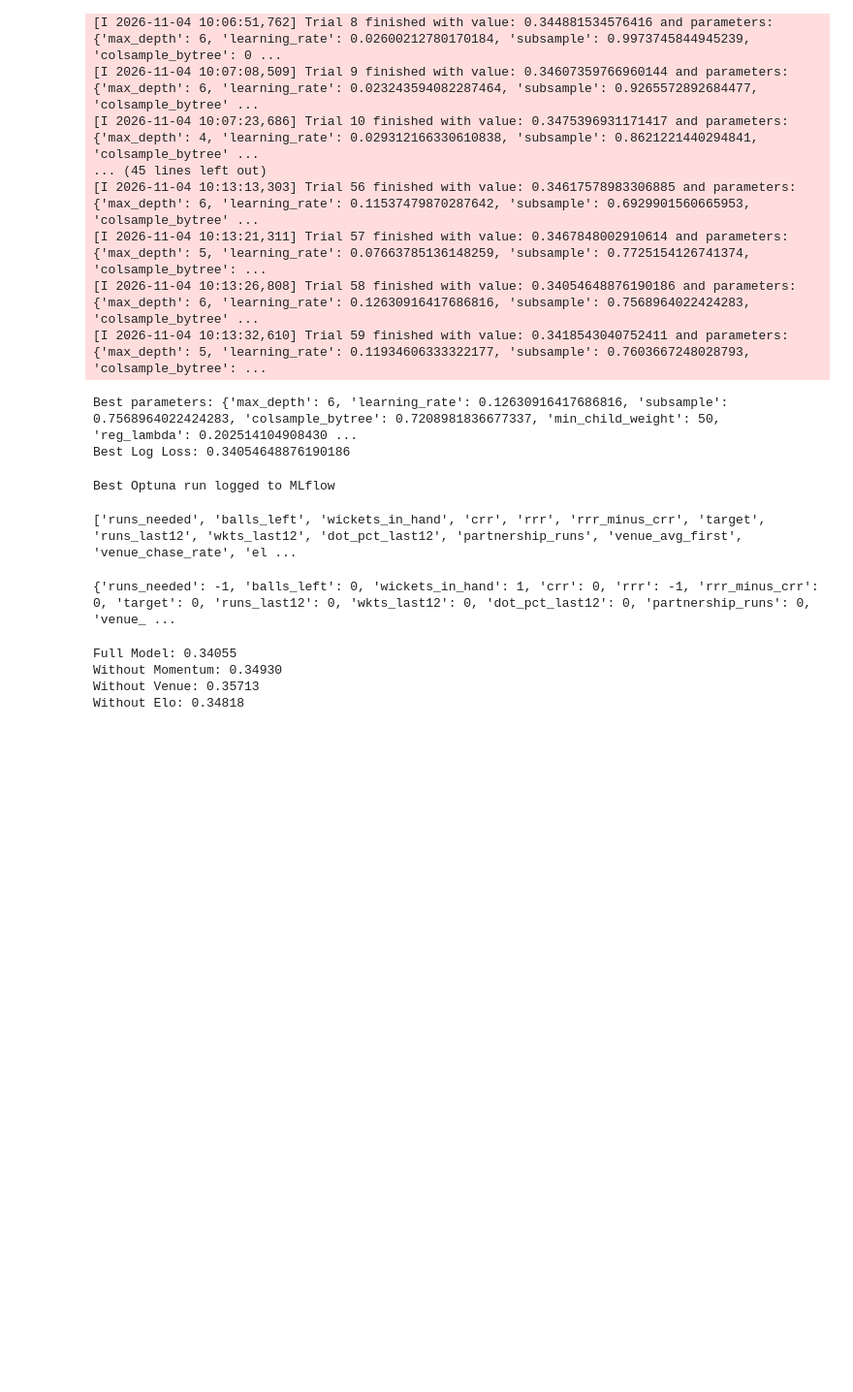
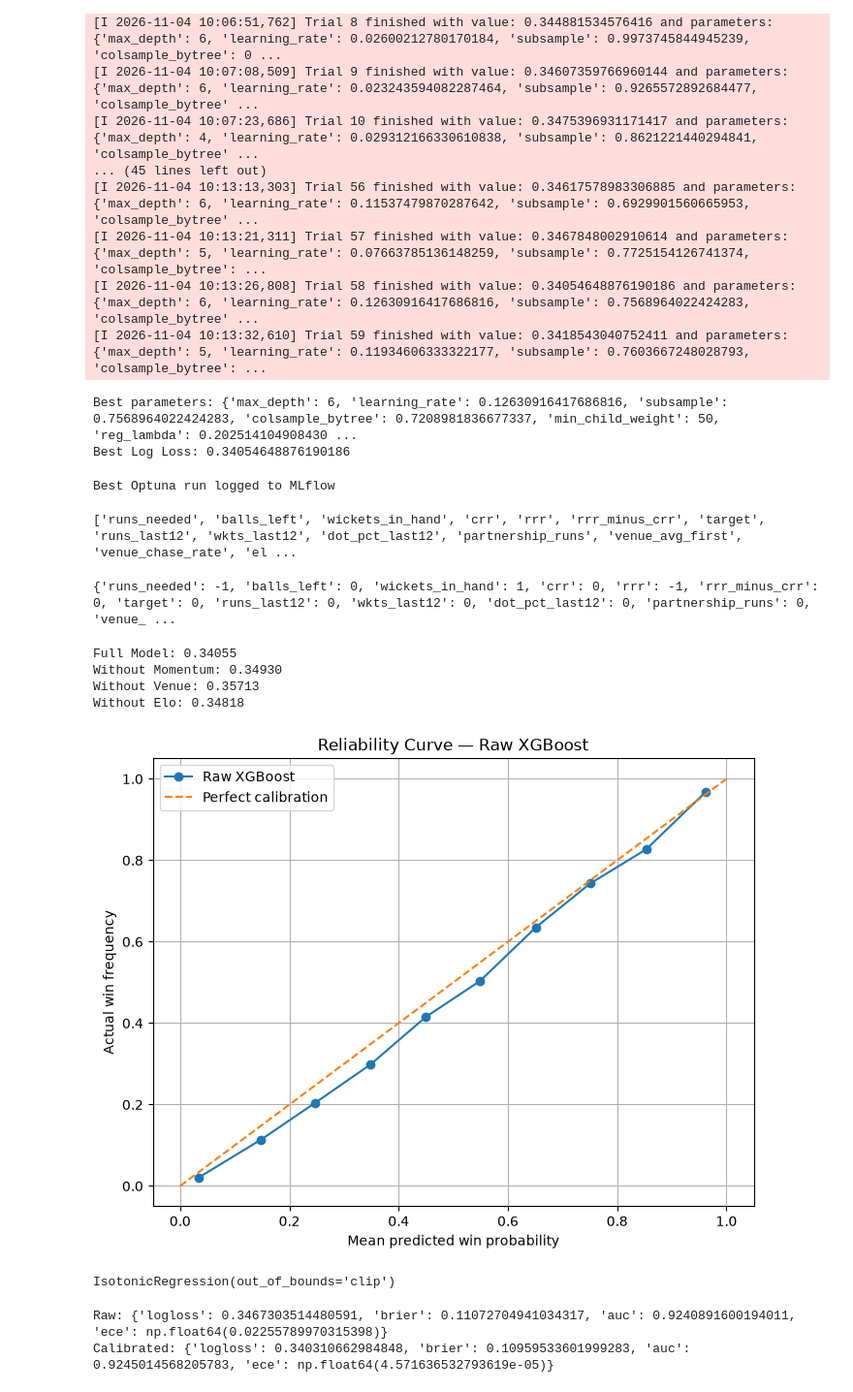
Before and after one commit to karnesh-sg/cric-win-pred, a Jupyter notebook: notebooks/01_eda.ipynb, the cells around one changed output. Shown at 97% size. Cells and saved outputs as stored; diff of their text form; code cells hidden in the pictures; blank space fills up the shorter version.

Commit message:
Complete Day 11: calibrate win probabilities, implement chase rules, generate chase curves and calculate WPA with tests

```diff
--- a/notebooks/01_eda.ipynb
+++ b/notebooks/01_eda.ipynb
@@ -2145,3 +2145,55 @@ Full Model: 0.34055
 Without Momentum: 0.34930
 Without Venue: 0.35713
 Without Elo: 0.34818
+# %%
+from sklearn.calibration import calibration_curve
+import matplotlib.pyplot as plt
+
+raw = clf.predict_proba(
+    chase_val[CHASE_FEATURES]
+)[:, 1]
+
+fy, fx = calibration_curve(
+    chase_val["label"],
+    raw,
+    n_bins=10
+)
+
+plt.figure(figsize=(8, 6))
+
+plt.plot(
+    fx,
+    fy,
+    marker="o",
+    label="Raw XGBoost"
+)
+
+plt.plot(
+    [0, 1],
+    [0, 1],
+    "--",
+    label="Perfect calibration"
+)
+
+plt.xlabel("Mean predicted win probability")
+plt.ylabel("Actual win frequency")
+plt.title("Reliability Curve — Raw XGBoost")
+plt.legend()
+plt.grid(True)
+
+plt.show()
+# %% [output]
+[figure, added]
+# %%
+from sklearn.isotonic import IsotonicRegression
+
+iso = IsotonicRegression(
+    out_of_bounds="clip"
+)
+
+iso.fit(
+    raw,
+    chase_val["label"]
+)
+# %% [output]
+IsotonicRegression(out_of_bounds='clip')
@@ -2147,0 +2202,6 @@ Without Elo: 0.34818
+# %%
+print("Raw:", evaluate(chase_val["label"], raw))
+print("Calibrated:", evaluate(chase_val["label"], cal))
+# %% [output]
+Raw: {'logloss': 0.3467303514480591, 'brier': 0.11072704941034317, 'auc': 0.9240891600194011, 'ece': np.float64(0.02255789970315398)}
+Calibrated: {'logloss': 0.340310662984848, 'brier': 0.10959533601999283, 'auc': 0.9245014568205783, 'ece': np.float64(4.571636532793619e-05)}
```
Also changed, not shown: parts of 13 cells of this notebook, 4 other files.
